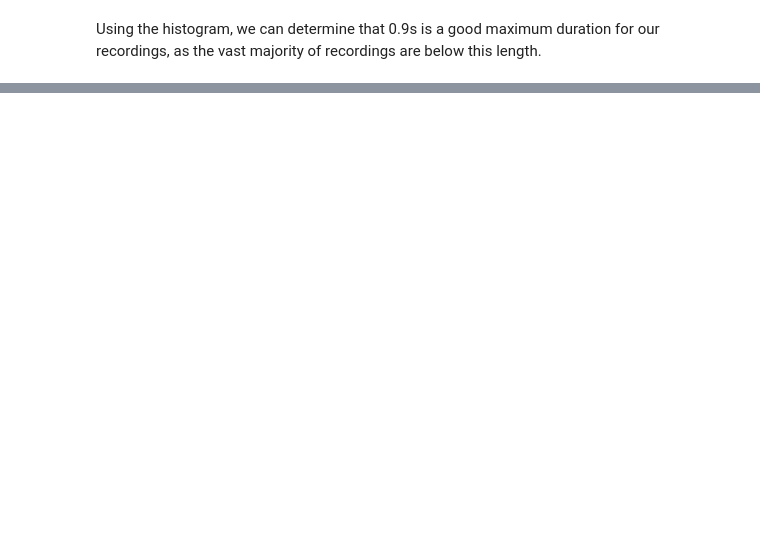
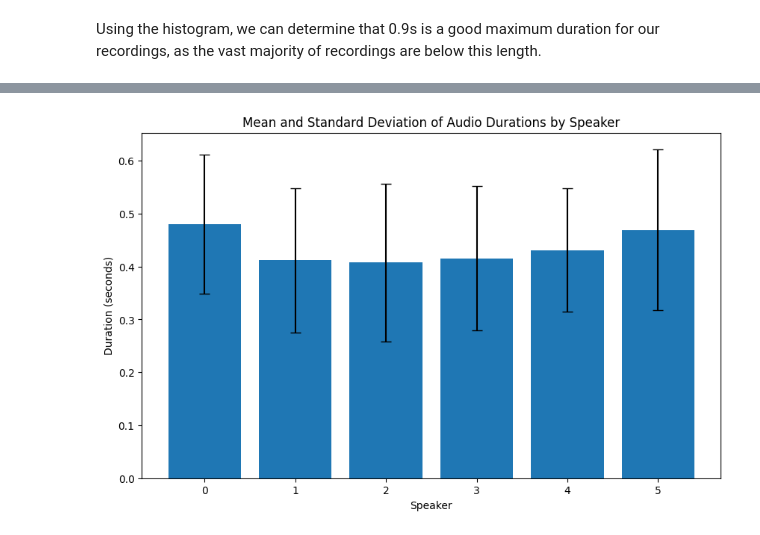
Before and after one commit to AdiPassover/Machine-Learning-Final-Assignment, a Jupyter notebook: data_analysis.ipynb, the cells around one changed output, grey strips where cells are left out. Drawn from its saved outputs; the diff is of its cells as text; code cells hidden in the pictures; blank space fills up the shorter version.

```diff
--- a/data_analysis.ipynb
+++ b/data_analysis.ipynb
@@ -40,0 +86,27 @@ Using the histogram, we can determine that 0.9s is a good maximum duration for o
+# %%
+def plot_length_mean_std_by_speaker(lengths):
+    plt.figure(figsize=(10, 6))
+
+    speakers = range(6)
+    means = []
+    stds = []
+
+    for speaker in speakers:
+        speaker_lengths = []
+        for digit in range(10):
+            start = speaker * 300 + digit * 50
+            end = start + 50
+            speaker_lengths.extend(lengths[start:end])
+        means.append(np.mean(speaker_lengths))
+        stds.append(np.std(speaker_lengths))
+
+    plt.bar(speakers, means, yerr=stds, capsize=5)
+    plt.xlabel("Speaker")
+    plt.ylabel("Duration (seconds)")
+    plt.title("Mean and Standard Deviation of Audio Durations by Speaker")
+    plt.xticks(speakers)
+    plt.show()
+# %%
+plot_length_mean_std_by_speaker(lengths)
+# %% [output]
+[figure, added]
```
Also changed, not shown: parts of 9 cells of this notebook, 9 other files.
